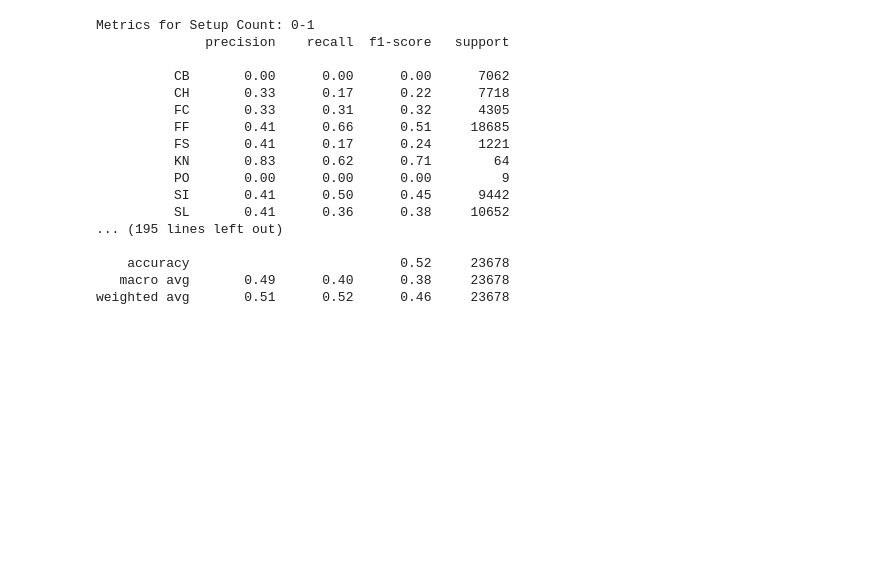
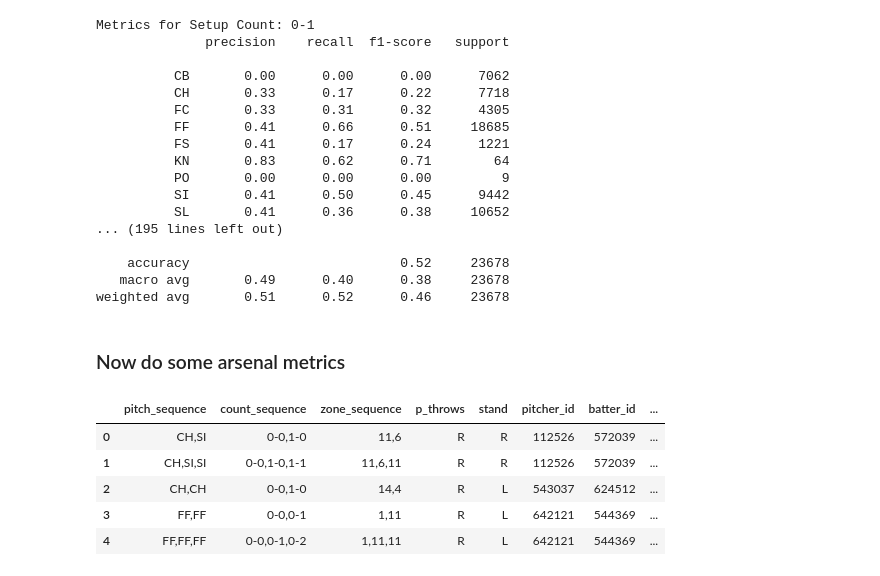
Before and after one commit to sidthakur08/pitch-sequencing, a Jupyter notebook: notebooks/PitchCountState/model_evaluation.ipynb, the cells around one changed output. Saved outputs shown, nothing was run; the diff lists cells and outputs as text; code cells hidden in the pictures; blank space fills up the shorter version.

Commit message:
Pitch arsenal redux (#17)

```diff
--- a/notebooks/PitchCountState/model_evaluation.ipynb
+++ b/notebooks/PitchCountState/model_evaluation.ipynb
@@ -265,3 +265,17 @@ Metrics for Setup Count: 0-1
     accuracy                           0.52     23678
    macro avg       0.49      0.40      0.38     23678
 weighted avg       0.51      0.52      0.46     23678
+# %% [markdown]
+### Now do some arsenal metrics
+# %%
+arsenal_df = pd.read_csv("gs://pitch-sequencing/arsenal_data/pitch_arsenal_data.csv")
+# %%
+test_df_with_arsenal = pd.merge(exploded_test_df, arsenal_df, left_on='pitcher_id', right_on='pitcher', how='left')
+test_df_with_arsenal.head(5)
+# %% [output]
+|  | pitch_sequence | count_sequence | zone_sequence | p_throws | stand | pitcher_id | batter_id | ... |
+| 0 | CH,SI | 0-0,1-0 | 11,6 | R | R | 112526 | 572039 | ... |
+| 1 | CH,SI,SI | 0-0,1-0,1-1 | 11,6,11 | R | R | 112526 | 572039 | ... |
+| 2 | CH,CH | 0-0,1-0 | 14,4 | R | L | 543037 | 624512 | ... |
+| 3 | FF,FF | 0-0,0-1 | 1,11 | R | L | 642121 | 544369 | ... |
+| 4 | FF,FF,FF | 0-0,0-1,0-2 | 1,11,11 | R | L | 642121 | 544369 | ... |
```
Also changed, not shown: parts of 11 cells of this notebook, 10 other files.
